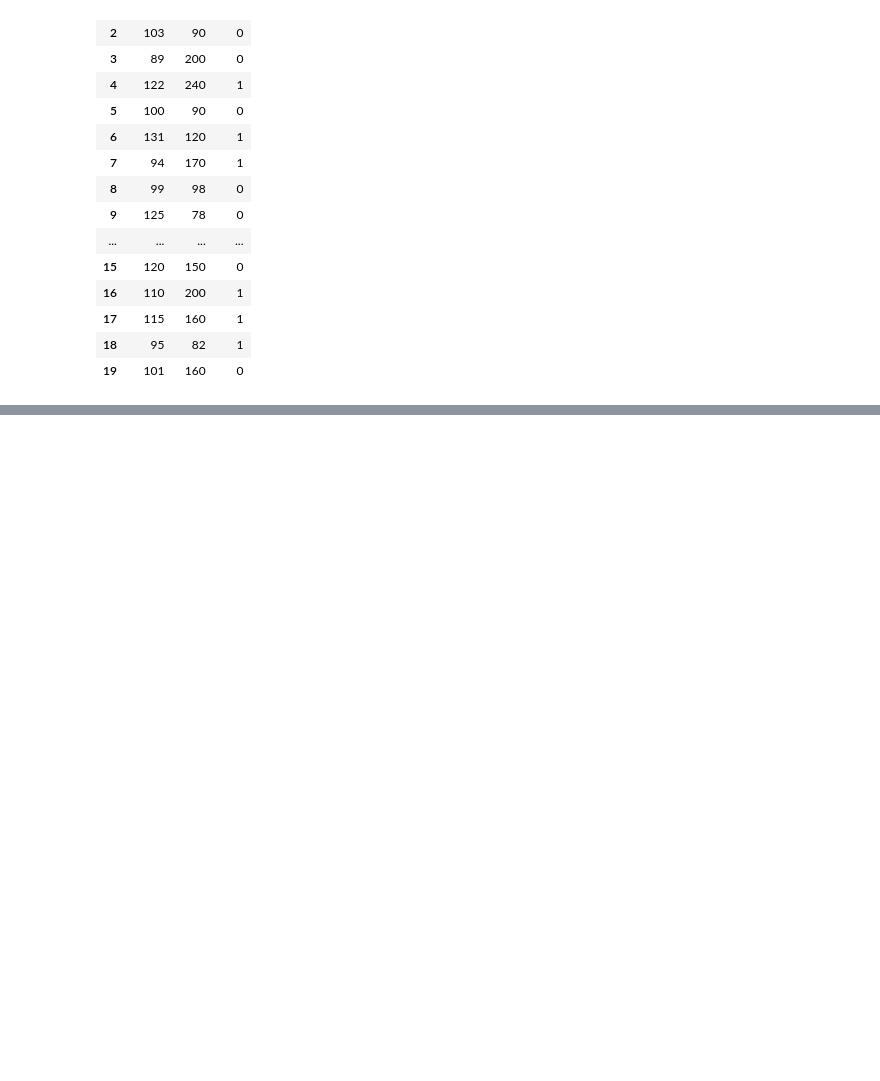
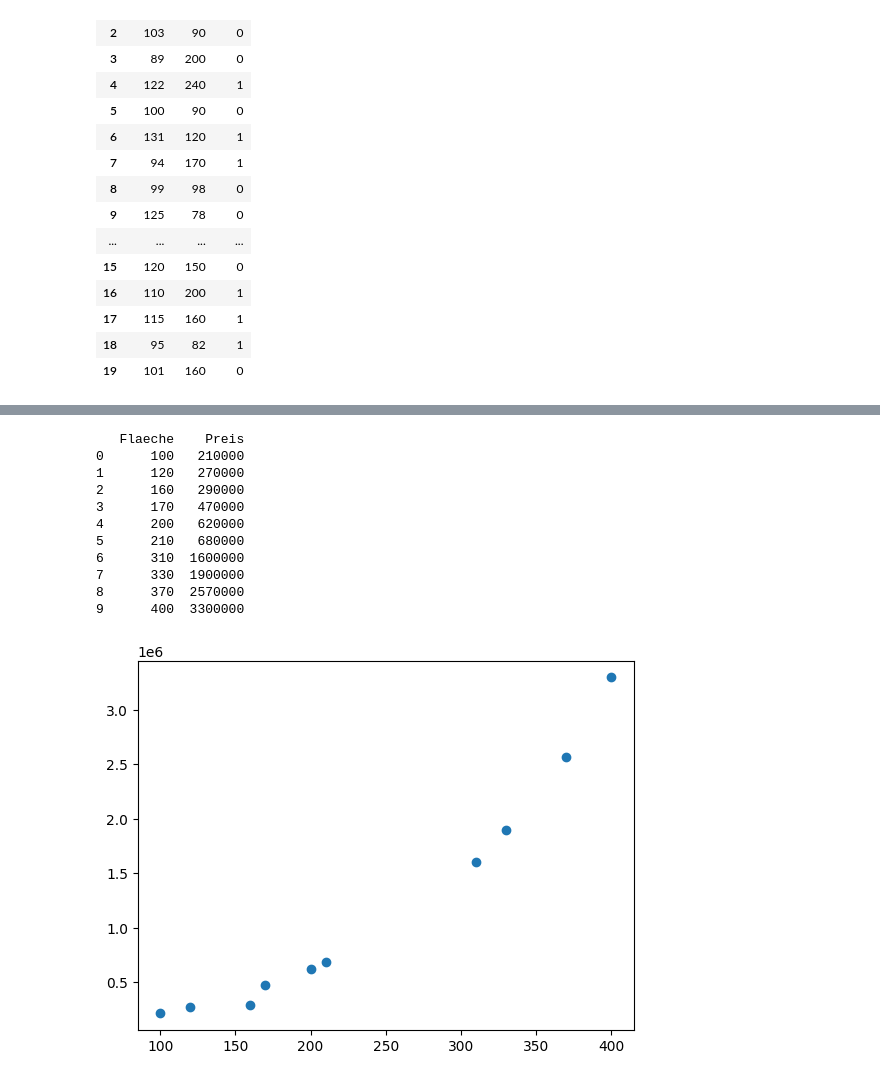
Before and after one commit to ShadaMaayouf/Sem2_Machine_Learning, a Jupyter notebook: KE2_ueberwachtes_Lernen/2_4_Nachste_Nachbarn_Klassifikation/2_4_Naechste_Nachbarn_Klassifikation.ipynb, the cells around one changed output, grey strips where cells are left out. Drawn from its saved outputs; the diff is of its cells as text; code cells hidden in the pictures; blank space fills up the shorter version.

```diff
--- a/KE2_ueberwachtes_Lernen/2_4_Nachste_Nachbarn_Klassifikation/2_4_Naechste_Nachbarn_Klassifikation.ipynb
+++ b/KE2_ueberwachtes_Lernen/2_4_Nachste_Nachbarn_Klassifikation/2_4_Naechste_Nachbarn_Klassifikation.ipynb
@@ -87,0 +118,31 @@ plt.show()
+# %%
+import pandas as pd
+
+# Create DataFrame
+D_houses = pd.DataFrame({
+    'Flaeche': [100, 120, 160, 170, 200, 210, 310, 330, 370, 400],
+    'Preis': [210000, 270000, 290000, 470000, 620000, 680000, 1600000, 1900000, 2570000, 3300000]
+})
+
+# Print DataFrame
+print(D_houses)
+
+X = D_houses.iloc[:, 0:-1].values
+y = D_houses.iloc[:, 1].values
+
+fig = plt.figure()
+plt.scatter(D_houses["Flaeche"], D_houses["Preis"])
+plt.show()
+# %% [output]
+   Flaeche    Preis
+0      100   210000
+1      120   270000
+2      160   290000
+3      170   470000
+4      200   620000
+5      210   680000
+6      310  1600000
+7      330  1900000
+8      370  2570000
+9      400  3300000
+[figure, added]
```
Also changed, not shown: parts of 15 cells of this notebook.
